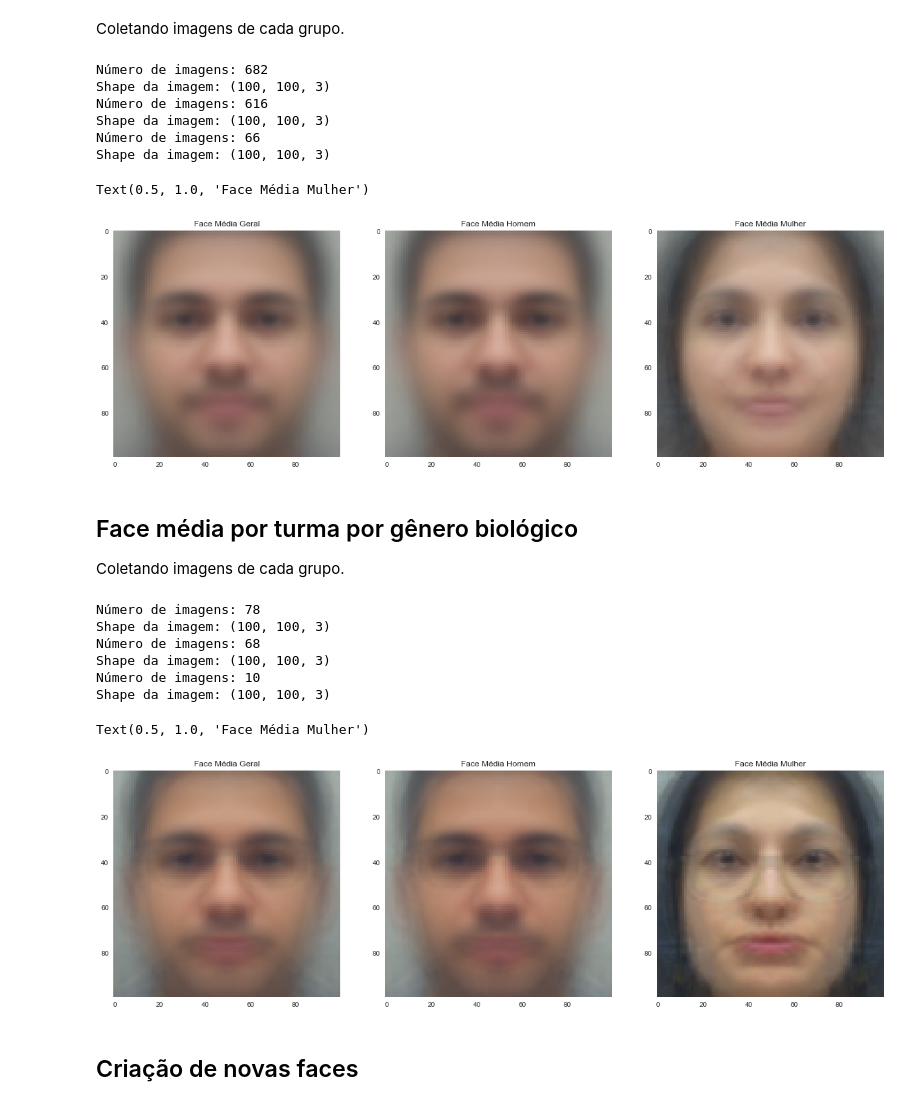
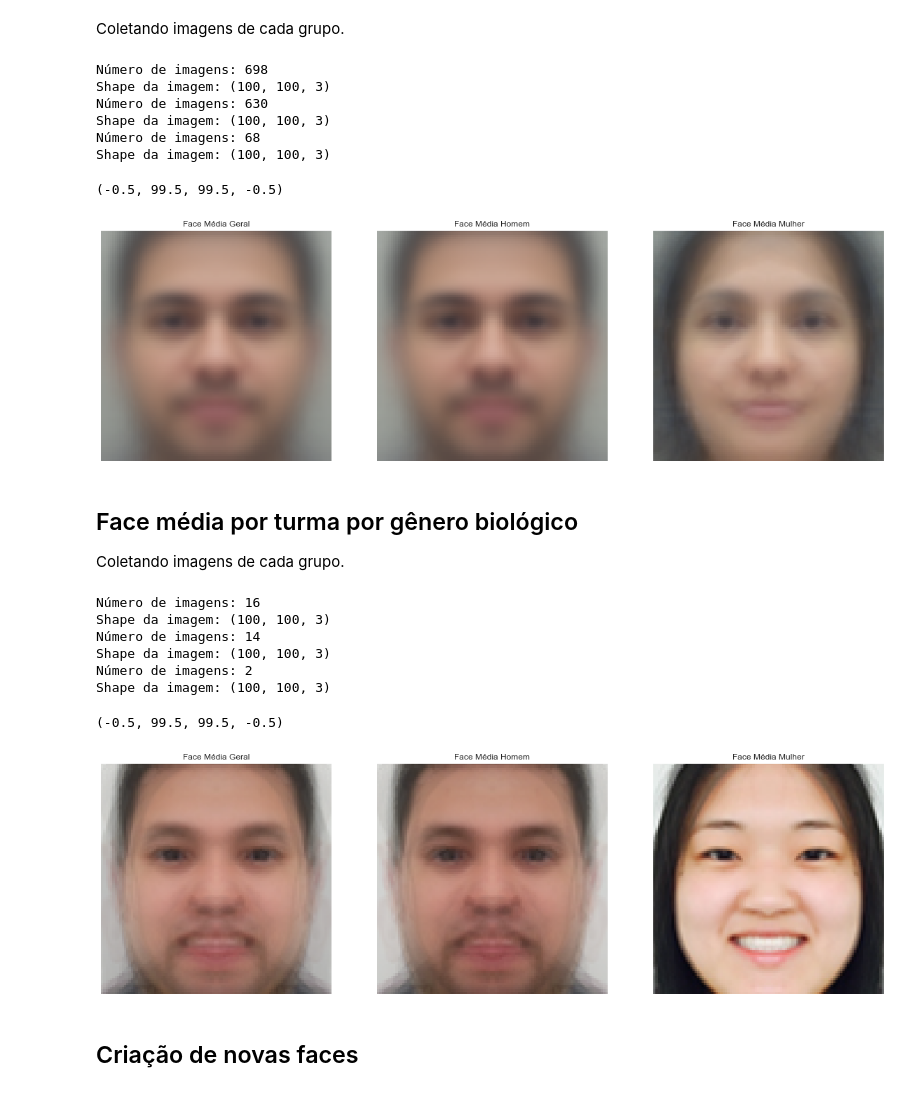
Before and after one commit to michelpf/fiap-ml-visao-computacional, a Jupyter notebook: aula-5-machine-learning-aplicado/face-media-alunos.ipynb, the cells around one changed output. Cells and saved outputs as stored; diff of their text form; code cells hidden in the pictures.

```diff
--- a/aula-5-machine-learning-aplicado/face-media-alunos.ipynb
+++ b/aula-5-machine-learning-aplicado/face-media-alunos.ipynb
@@ -104,6 +104,9 @@ def createDataMatrix(images):
 Separando imagens por turmas e por gênero biológico.
 # %%
 #Carrendo imagens de cada turma
+
+images_17h = readImages("eingen-faces/fiap/17ia", "h")
+images_17m = readImages("eingen-faces/fiap/17ia", "m")
 
 images_15h = readImages("eingen-faces/fiap/15ia", "h")
 images_15m = readImages("eingen-faces/fiap/15ia", "m")
@@ -134,10 +137,10 @@ images_4m = readImages("eingen-faces/fiap/4ia", "m")
 
 
 # Juntando todas as imagens para calcular face de homens
-images_h = images_8h + images_7h + images_6h + images_4h + images_3h + images_10h + images_11h + images_14h + images_15h
+images_h = images_8h + images_7h + images_6h + images_4h + images_3h + images_10h + images_11h + images_14h + images_15h + images_17h
 
 # Juntando todas as imagens para calcular face de mulheres
-images_m = images_8m + images_7m + images_6m + images_4m + images_3m + images_10m + images_11m + images_14m + images_15m
+images_m = images_8m + images_7m + images_6m + images_4m + images_3m + images_10m + images_11m + images_14m + images_15m + images_17m
 
 # Juntando todas as imagens para calcular face geral
 images = images_m + images_h
@@ -232,60 +235,67 @@ face_media_geral, _ = get_mean_face_images(images)
 face_media_homem, _ = get_mean_face_images(images_h)
 face_media_mulher, _ = get_mean_face_images(images_m)
 # %% [output]
-Número de imagens: 682
+Número de imagens: 698
 Shape da imagem: (100, 100, 3)
-Número de imagens: 616
+Número de imagens: 630
 Shape da imagem: (100, 100, 3)
-Número de imagens: 66
+Número de imagens: 68
 Shape da imagem: (100, 100, 3)
 # %%
 plt.figure(figsize=(20,20))
+
 
 plt.subplot(1,3,1)
 plt.imshow(face_media_geral)
 plt.title("Face Média Geral")
+plt.axis('off')
 
 plt.subplot(1,3,2)
 plt.imshow(face_media_homem)
 plt.title("Face Média Homem")
+plt.axis('off')
 
 plt.subplot(1,3,3)
 plt.imshow(face_media_mulher)
 plt.title("Face Média Mulher")
+plt.axis('off')
 # %% [output]
-Text(0.5, 1.0, 'Face Média Mulher')
+(-0.5, 99.5, 99.5, -0.5)
-[figure, old version]
+[figure, new version]
 # %% [markdown]
 ## Face média por turma por gênero biológico
 Coletando imagens de cada grupo.
 # %%
-face_media_geral, _ = get_mean_face_images(images_14h + images_14m)
-face_media_homem, _ = get_mean_face_images(images_14h)
-face_media_mulher, _ = get_mean_face_images(images_14m)
+face_media_geral, _ = get_mean_face_images(images_17h + images_17m)
+face_media_homem, _ = get_mean_face_images(images_17h)
+face_media_mulher, _ = get_mean_face_images(images_17m)
 # %% [output]
-Número de imagens: 78
+Número de imagens: 16
 Shape da imagem: (100, 100, 3)
-Número de imagens: 68
+Número de imagens: 14
 Shape da imagem: (100, 100, 3)
-Número de imagens: 10
+Número de imagens: 2
 Shape da imagem: (100, 100, 3)
 # %%
 plt.figure(figsize=(20,20))
 
 plt.subplot(1,3,1)
 plt.imshow(face_media_geral)
 plt.title("Face Média Geral")
+plt.axis('off')
 
 plt.subplot(1,3,2)
 plt.imshow(face_media_homem)
 plt.title("Face Média Homem")
+plt.axis('off')
 
 plt.subplot(1,3,3)
 plt.imshow(face_media_mulher)
 plt.title("Face Média Mulher")
+plt.axis('off')
 # %% [output]
-Text(0.5, 1.0, 'Face Média Mulher')
+(-0.5, 99.5, 99.5, -0.5)
-[figure, old version]
+[figure, new version]
 # %% [markdown]
 ## Criação de novas faces
 # %% [markdown]
```
Also changed, not shown: parts of 1 cell of this notebook, 2 other files.
